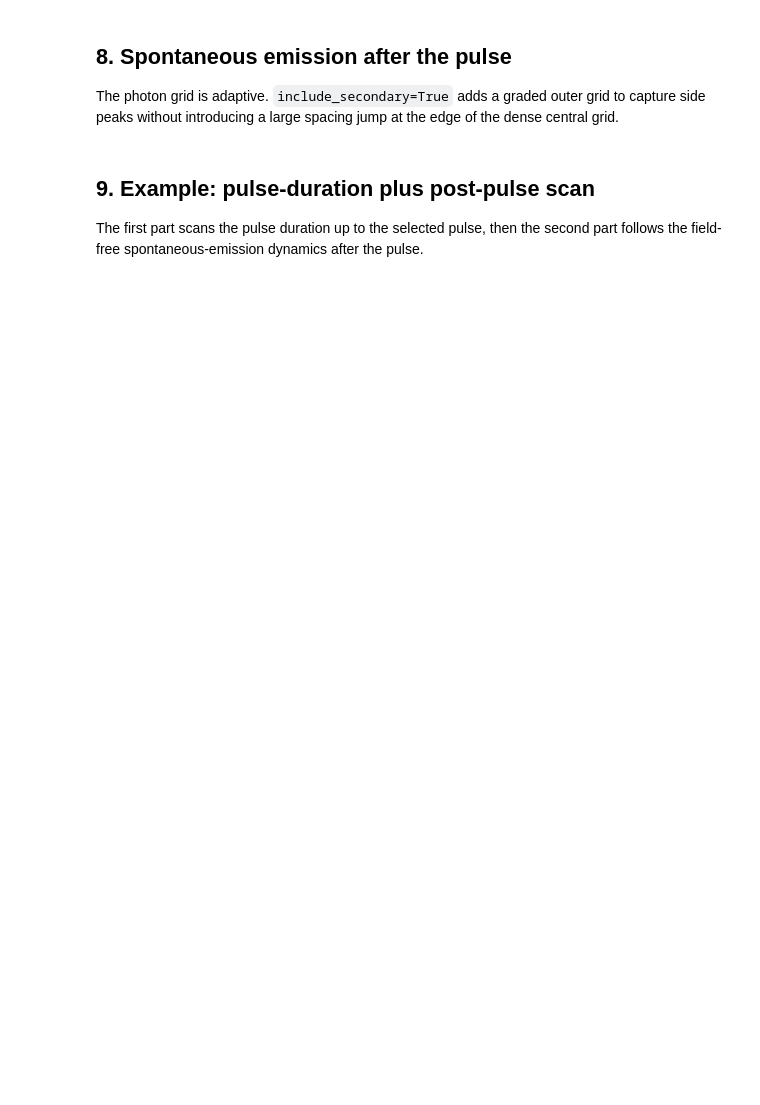
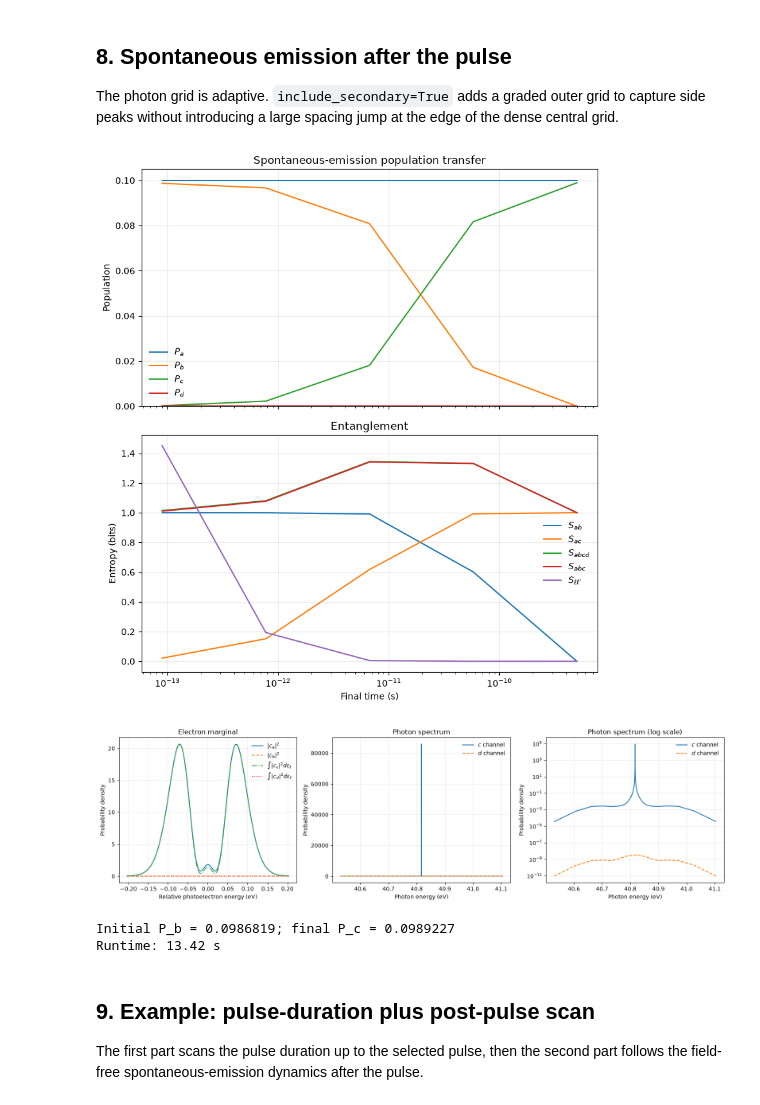
Before and after one commit to AxelStenquist/GE_Entanglement, a Jupyter notebook: multipulse/Run_Multipulse.ipynb, the cells around one changed output. Saved outputs shown, nothing was run; the diff lists cells and outputs as text; code cells hidden in the pictures; blank space fills up the shorter version.

```diff
--- a/multipulse/Run_Multipulse.ipynb
+++ b/multipulse/Run_Multipulse.ipynb
@@ -265,7 +277,7 @@ start_time = timeit.default_timer()
 tf_pulse_end = t[-1]
 tf_max = 5e8 / gf.AU_TIME
 
-tf_array = np.geomspace(tf_pulse_end, tf_max, 10)
+tf_array = np.geomspace(tf_pulse_end, tf_max, 5)
 
 P_a = np.zeros(len(tf_array))
 P_b = np.zeros(len(tf_array))
@@ -288,7 +300,7 @@ for i, tf in enumerate(tf_array):
         Nl=111,
         adaptive=True,
         include_secondary=True,
-        Nl2=160,
+        Nl2=100,
     )
 
     a, b, g, c_a, c_b, c_c, c_d = WF_amp_spontaneous_Npulse(
@@ -311,10 +323,10 @@ for i, tf in enumerate(tf_array):
         eps, eps_l, c_a, c_b, c_c, c_d
     )
 
-    P_a[i] = np.trapz(np.abs(c_a) ** 2, x=eps)
-    P_b[i] = np.trapz(np.abs(c_b) ** 2, x=eps)
-    P_c[i] = np.trapz(np.trapz(np.abs(c_c) ** 2, x=eps_l, axis=1), x=eps)
-    P_d[i] = np.trapz(np.trapz(np.abs(c_d) ** 2, x=eps_l, axis=1), x=eps)
+    P_a[i] = np.trapezoid(np.abs(c_a) ** 2, x=eps)
+    P_b[i] = np.trapezoid(np.abs(c_b) ** 2, x=eps)
+    P_c[i] = np.trapezoid(np.trapezoid(np.abs(c_c) ** 2, x=eps_l, axis=1), x=eps)
+    P_d[i] = np.trapezoid(np.trapezoid(np.abs(c_d) ** 2, x=eps_l, axis=1), x=eps)
 
 plot_scan_results(
     tf_array * gf.AU_TIME*1e-18,
@@ -322,33 +334,38 @@ plot_scan_results(
     entropies={
         r"$S_{ab}$": ent_ab,
         r"$S_{ac}$": ent_ac,
         r"$S_{abcd}$": ent_abcd,
         r"$S_{abc}$": ent_abc,
         r"$S_{\ell\ell'}$": ent_ll,
     },
     x_label="Final time (s)",
     log_x=True,
     title="Spontaneous-emission population transfer",
 )
 plt.show()
 
 # Inspect the final spectra.
 plot_spontaneous_spectra(
     eps,
     eps_l,
     c_a,
     c_b,
     c_c,
     c_d,
     electron_scale=gf.AU_ENERGY,
     photon_scale=gf.AU_ENERGY,
     electron_label="Relative photoelectron energy (eV)",
     photon_label="Photon energy (eV)",
 )
 plt.show()
 
 print(f"Initial P_b = {P_b[0]:.6g}; final P_c = {P_c[-1]:.6g}")
 print(f"Runtime: {timeit.default_timer() - start_time:.2f} s")
+# %% [output]
+[figure, added]
+[figure, added]
+Initial P_b = 0.0986819; final P_c = 0.0989227
+Runtime: 13.42 s
 # %% [markdown]
 ## 9. Example: pulse-duration plus post-pulse scan
 
```
Also changed, not shown: parts of 7 cells of this notebook, 3 other files.
